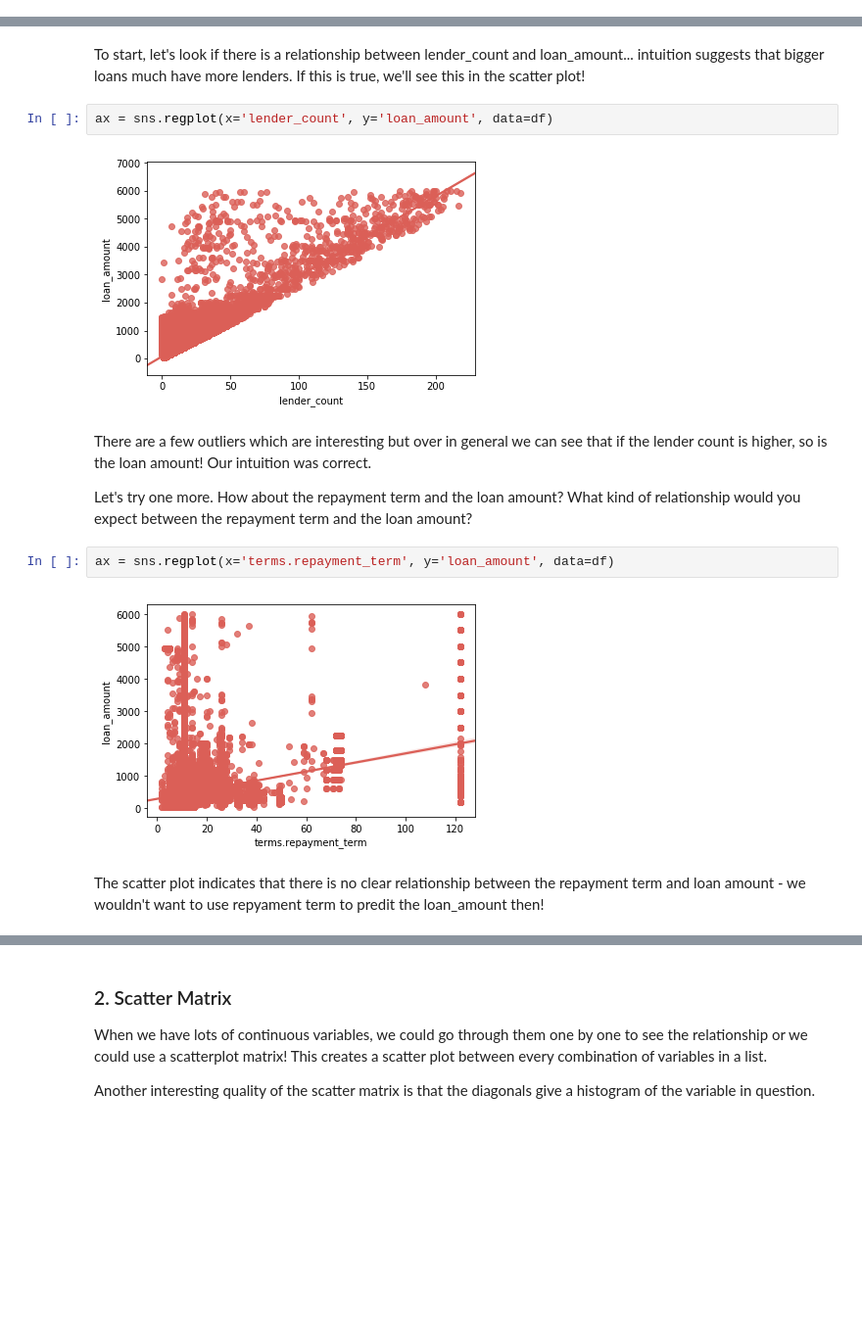
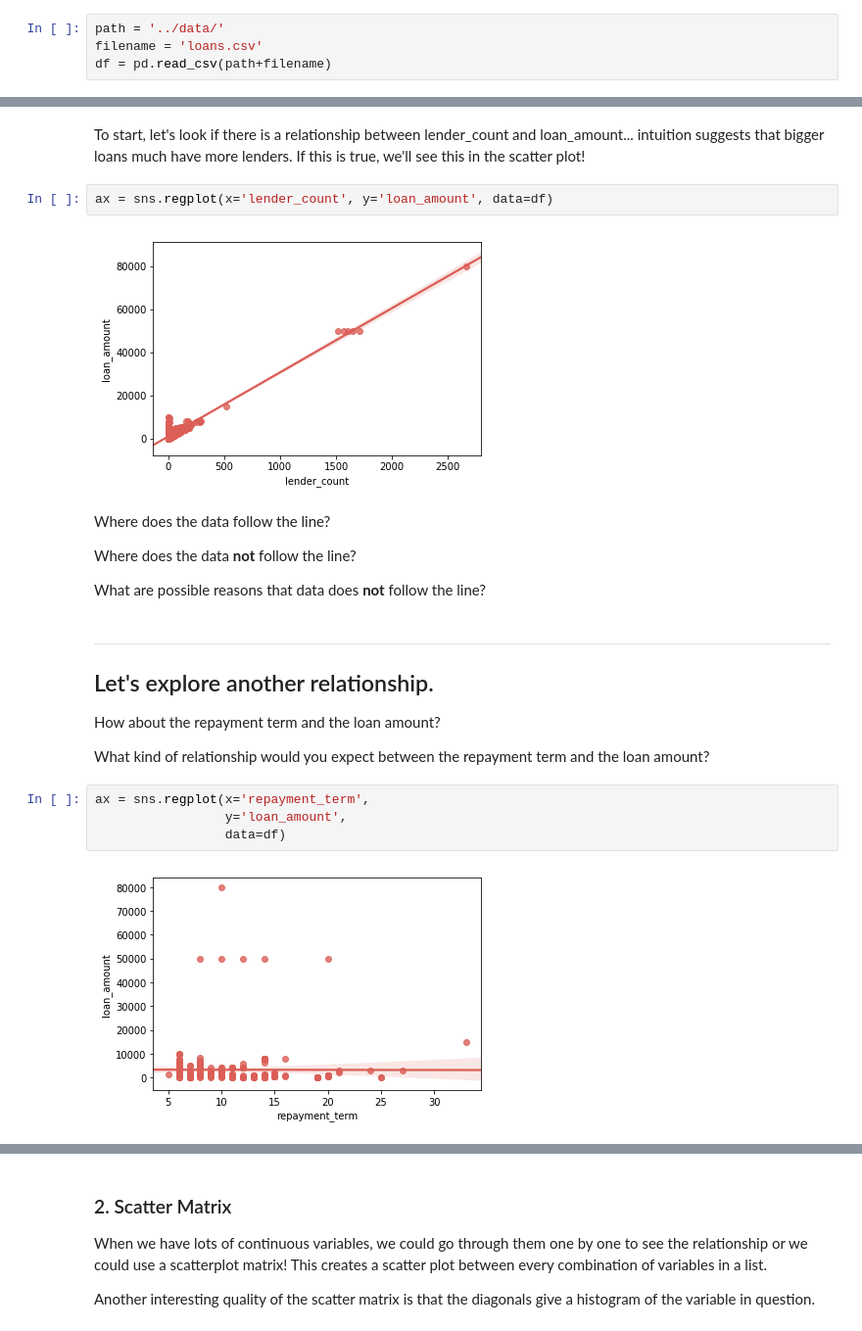
Before and after one commit to DeltaAnalytics/machine_learning_for_good, a Jupyter notebook: module_1_descriptive_statistics/1_2_exploratory_data_analysis.ipynb, the cells around one changed output, grey strips where cells are left out. Shown at 98% size. Saved outputs shown, nothing was run; the diff lists cells and outputs as text; blank space fills up the shorter version.

```diff
--- a/module_1_descriptive_statistics/1_2_exploratory_data_analysis.ipynb
+++ b/module_1_descriptive_statistics/1_2_exploratory_data_analysis.ipynb
@@ -52,3 +50,7 @@ df = pd.read_csv(data_path+'raw_data.csv.zip', low_memory=False)
+# %%
+path = '../data/'
+filename = 'loans.csv'
+df = pd.read_csv(path+filename)
 # %% [markdown]
 Before diving into our exploratory data analysis, it is worth reiterating that this whole process is about understanding the distribution of data and relationships between different features.
 
@@ -94,14 +84,24 @@ To start, let's look if there is a relationship between lender_count and loan_am
 # %%
 ax = sns.regplot(x='lender_count', y='loan_amount', data=df)
 # %% [output]
-[figure, old version]
+[figure, new version]
+# %% [markdown]
+Where does the data follow the line?
+
+Where does the data __not__ follow the line?
+
+What are possible reasons that data does __not__ follow the line?
 # %% [markdown]
-There are a few outliers which are interesting but over in general we can see that if the lender count is higher, so is the loan amount! Our intuition was correct.
+-----
+Let's explore another relationship.
+------
 
-Let's try one more. How about the repayment term and the loan amount? What kind of relationship would you expect between the repayment term and the loan amount?
+How about the repayment term and the loan amount?
+
+What kind of relationship would you expect between the repayment term and the loan amount?
 # %%
-ax = sns.regplot(x='terms.repayment_term', y='loan_amount', data=df)
+ax = sns.regplot(x='repayment_term',
+                 y='loan_amount',
+                 data=df)
 # %% [output]
-[figure, old version]
+[figure, new version]
-# %% [markdown]
-The scatter plot indicates that there is no clear relationship between the repayment term and loan amount - we wouldn't want to use repyament term to predit the loan_amount then!
```
Also changed, not shown: parts of 37 cells of this notebook, 1 other file.
